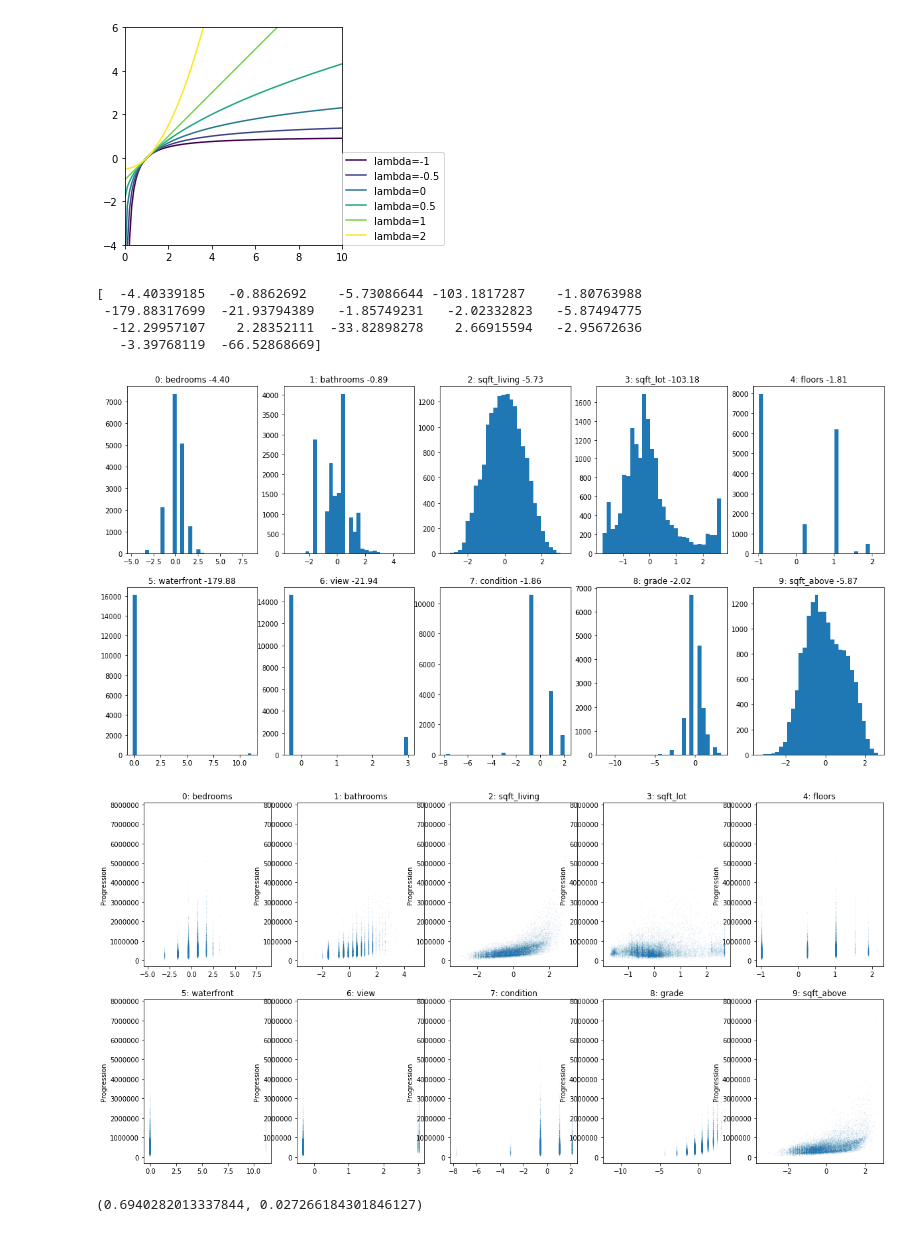
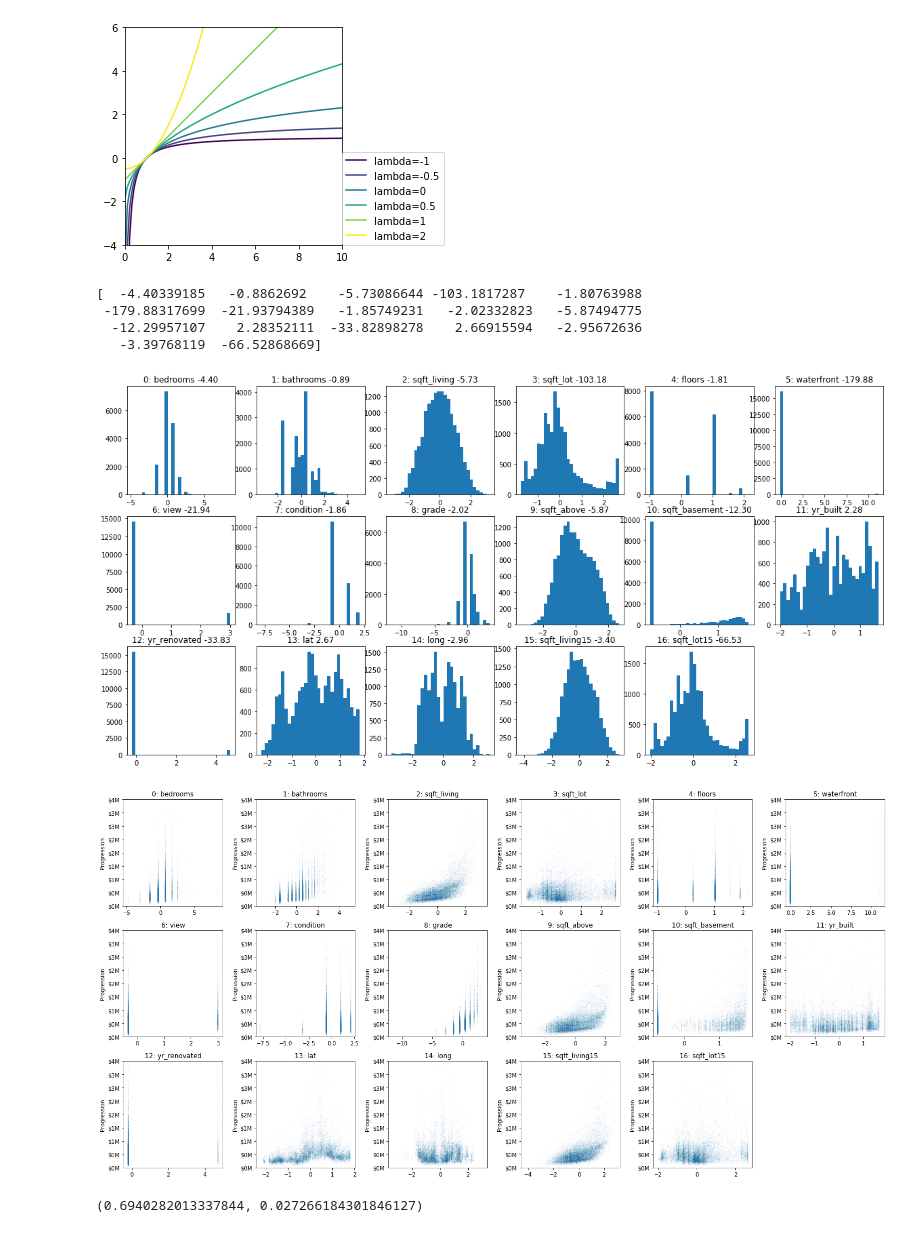
Before and after one commit to amueller/COMS4995-s20, a Jupyter notebook: slides/aml-04-preprocessing/aml-07-preprocessing.ipynb, the cells around one changed output. Drawn from its saved outputs; the diff is of its cells as text; code cells hidden in the pictures.

```diff
--- a/slides/aml-04-preprocessing/aml-07-preprocessing.ipynb
+++ b/slides/aml-04-preprocessing/aml-07-preprocessing.ipynb
@@ -871,6 +921,9 @@ data.frame.zipcode.value_counts()
 Name: zipcode, Length: 70, dtype: int64
 # %%
 import seaborn as sns
-plt.figure(figsize=(10, 10))
-sns.boxplot(data.frame.price, data.frame.zipcode, orient='h')
+plt.figure(figsize=(15, 5))
+ax = sns.boxplot(data.frame.zipcode, data.frame.price)
+#plt.tight_layout()
+ax.set_xticklabels(ax.get_xticklabels(), rotation=90);
+plt.savefig("images/zip_code_prices.png")
 # %% [output]
@@ -878,0 +931,5 @@ sns.boxplot(data.frame.price, data.frame.zipcode, orient='h')
+# %%
+data = fetch_openml("house_sales", as_frame=True)
+X = data.frame.drop(['date', 'price'], axis=1)
+X_train, X_test, y_train, y_test = train_test_split(X, target)
+X_train.columns
@@ -880,0 +1054,8 @@ from category_encoders import LeaveOneOutEncoder, TargetEncoder
+# %%
+from sklearn.compose import make_column_transformer
+from sklearn.preprocessing import OneHotEncoder
+X = data.frame.drop(['date', 'price'], axis=1)
+
+pipe_ohe = make_pipeline(make_column_transformer((OneHotEncoder(), ['zipcode']), remainder='passthrough'), Ridge())
+scores = cross_val_score(pipe_ohe, X, target)
+np.mean(scores)
@@ -911,9 +1094,9 @@ plt.savefig("images/house_price_scaled_box.png")
 # %% [output]
 [figure]
 # %%
-fig, axes = plt.subplots(2, 5, figsize=(20, 10))
+fig, axes = plt.subplots(3, 6, figsize=(20, 10))
 for i, ax in enumerate(axes.ravel()):
-    if i > 12:
+    if i > 16:
         ax.set_visible(False)
         continue
     ax.hist(X.iloc[:, i], bins=30)
@@ -951,37 +1134,40 @@ from sklearn.preprocessing import MinMaxScaler
 X_train_mm = MinMaxScaler().fit_transform(X_train) + 1e-5
 # %%
 from sklearn.preprocessing import PowerTransformer
-fig, axes = plt.subplots(2, 5, figsize=(20, 10))
+fig, axes = plt.subplots(3, 6, figsize=(20, 10))
 pt = PowerTransformer()
 X_bc = pt.fit_transform(X_train_mm)
 print(pt.lambdas_)
 
 for i, ax in enumerate(axes.ravel()):
-    if i > 12:
+    if i > 16:
         ax.set_visible(False)
         continue
     ax.hist(X_bc[:, i], bins=30)
     ax.set_title("{}: {} {:.2f}".format(i, X.columns[i], pt.lambdas_[i]))
 plt.savefig("images/house_price_hist_boxcox.png")
 # %% [output]
 [  -4.40339185   -0.8862692    -5.73086644 -103.1817287    -1.80763988
  -179.88317699  -21.93794389   -1.85749231   -2.02332823   -5.87494775
   -12.29957107    2.28352111  -33.82898278    2.66915594   -2.95672636
    -3.39768119  -66.52868669]
-[figure, old version]
+[figure, new version]
 # %%
 X_bc_scaled = StandardScaler().fit_transform(X_bc)
-fig, axes = plt.subplots(2, 5, figsize=(20, 10))
+fig, axes = plt.subplots(3, 6, figsize=(20, 10))
 for i, ax in enumerate(axes.ravel()):
-    if i > 12:
+    if i > 16:
         ax.set_visible(False)
         continue
+    ax.yaxis.set_major_formatter(million_formatter)
+    ax.set_ylim(0, 4000000)
     ax.scatter(X_bc_scaled[:, i], y_train, s=.1, alpha=.1)
     ax.set_title("{}: {}".format(i, X.columns[i]))
     ax.set_ylabel("Progression")
+plt.tight_layout()
 plt.savefig("images/house_price_bc_scaled_scatter.png")
 # %% [output]
-[figure, old version]
+[figure, new version]
 # %%
 from sklearn.linear_model import RidgeCV
 from sklearn.model_selection import cross_val_score
```
Also changed, not shown: parts of 26 cells of this notebook, 6 other files.
